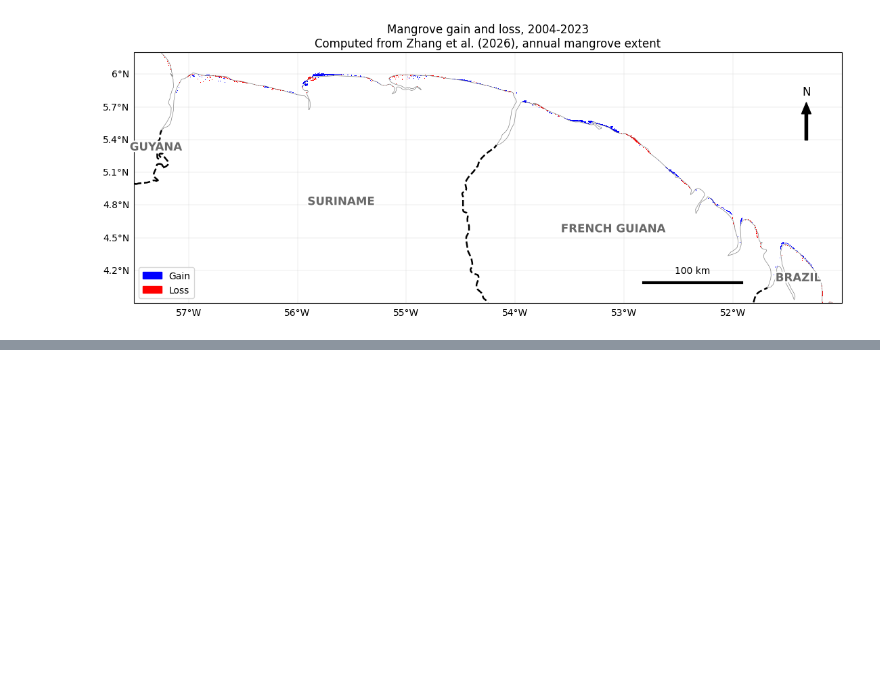
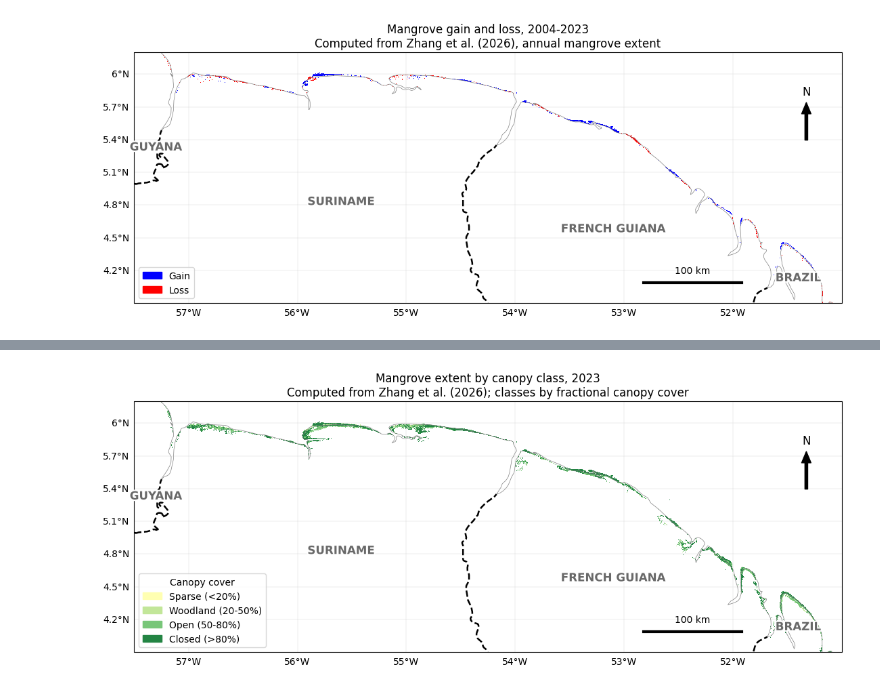
Before and after one commit to L1laBan3/Suriname-Mangrove-Project, a Jupyter notebook: InitialPlots.ipynb, the cells around one changed output, grey strips where cells are left out. Drawn from its saved outputs; the diff is of its cells as text; code cells hidden in the pictures; blank space fills up the shorter version.

```diff
--- a/InitialPlots.ipynb
+++ b/InitialPlots.ipynb
@@ -447,0 +471,28 @@ for period in CHANGE_FILES:
+# %%
+fcc, fcc_extent = read_window(FCC_FILE)
+valid = (fcc > 0) & (fcc <= 100)
+
+# Classes as defined in Zhang et al. (2026): 1 sparse, 2 woodland, 3 open, 4 closed
+classes = np.full(fcc.shape, np.nan, dtype="float32")
+classes[valid & (fcc < 20)] = 1
+classes[valid & (fcc >= 20) & (fcc < 50)] = 2
+classes[valid & (fcc >= 50) & (fcc <= 80)] = 3
+classes[valid & (fcc > 80)] = 4
+
+colors = ["#ffffb2", "#c2e699", "#78c679", "#238443"]
+labels = ["Sparse (<20%)", "Woodland (20-50%)", "Open (50-80%)", "Closed (>80%)"]
+
+fig, ax = plt.subplots(figsize=(11, 5.5), layout="constrained",
+                       subplot_kw={"projection": ccrs.PlateCarree()})
+ax.imshow(classes, extent=fcc_extent, origin="upper", cmap=ListedColormap(colors),
+          vmin=0.5, vmax=4.5, transform=ccrs.PlateCarree(), interpolation="nearest")
+ax.set_title("Mangrove extent by canopy class, 2023\n"
+             "Computed from Zhang et al. (2026); classes by fractional canopy cover")
+ax.legend(handles=[Patch(color=c, label=l) for c, l in zip(colors, labels)],
+          loc="lower left", title="Canopy cover")
+style_map(ax)
+
+fig.savefig("mangrove_canopy_class_2023.png", dpi=200, bbox_inches="tight")
+plt.show()
+# %% [output]
+[figure, added]
```
Also changed, not shown: parts of 1 cell of this notebook, 3 other files.
